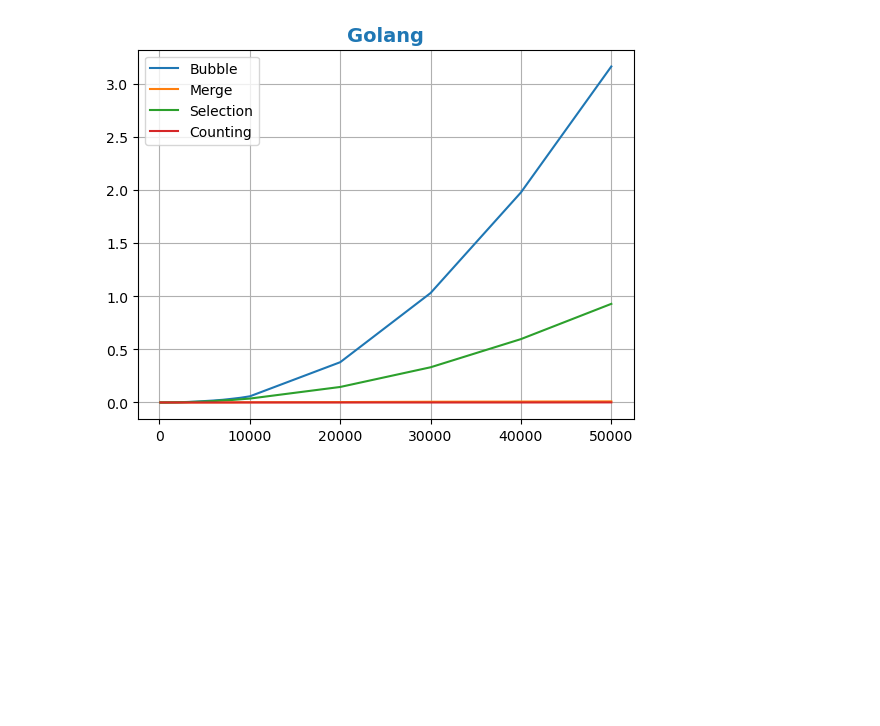
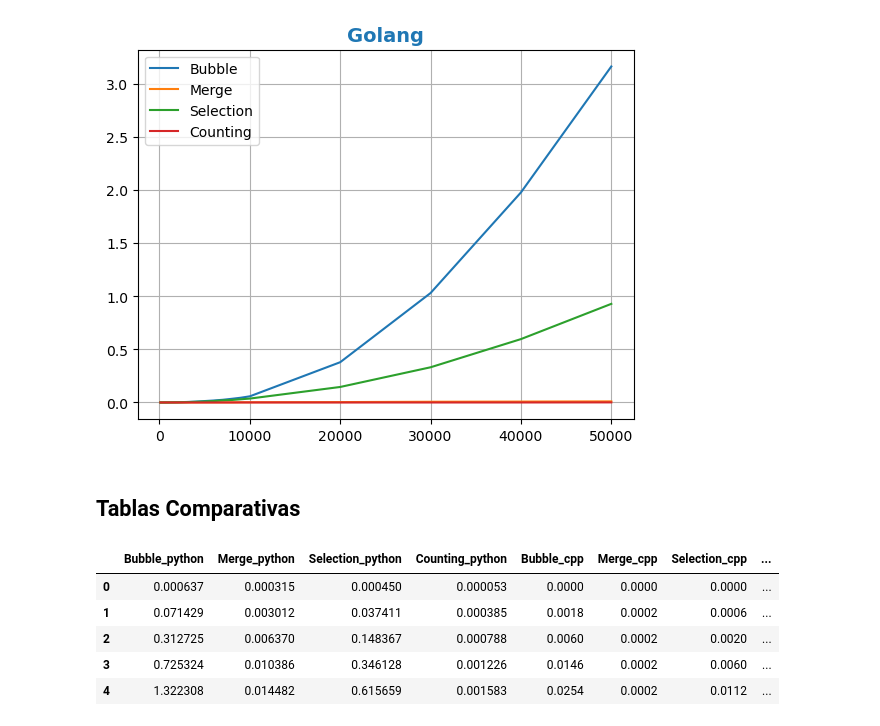
Before and after one commit to Elmauro117/Practica_1_Master, a Jupyter notebook: Graficos Python.ipynb, the cells around one changed output. Cells and saved outputs as stored; diff of their text form; code cells hidden in the pictures; blank space fills up the shorter version.

```diff
--- a/Graficos Python.ipynb
+++ b/Graficos Python.ipynb
@@ -1166,3 +1166,37 @@ plt.savefig('golang.jpg')
 plt.show()
 # %% [output]
 [figure]
+# %% [markdown]
+## Tablas Comparativas
+# %%
+lista_promedio_bubble_py =  [0.0006370199960656464, 0.07142907999223098, 0.3127250600024126, 0.7253236399963499, 1.3223082999931648, 2.1059670800110326, 3.0186925200046972, 4.077137100009713, 5.357379860000219, 6.744879640021827, 8.067697459994815, 31.980132480023894, 71.92262963999528, 132.01200366000413, 208.47591371998425]
+lista_promedio_Merge_py = [0.0003147799987345934, 0.0030120399896986783, 0.0063702800078317525, 0.010385940002743154, 0.01448218000587076, 0.019312599999830128, 0.024275759991724044, 0.028834239998832344, 0.033690440002828836, 0.03997215999988839, 0.04488445998867974, 0.1066795399878174, 0.18940909998491406, 0.3031990199931897, 0.42263701998163017]
+lista_promedio_selection_py = [0.00044958001235499977, 0.03741121998755261, 0.1483673599897884, 0.34612812000559645, 0.6156592199928127, 0.962505979987327, 1.37671616000589, 1.86980884000659, 2.4560267599881627, 3.088124600017909, 3.729589080007281, 14.6120754799922, 32.80317598000401, 60.218272679985965, 96.17473060000921]
+lista_promedio_counting_py = [5.315999733284116e-05, 0.00038534000050276517, 0.0007883800193667412, 0.0012259199982509017, 0.0015831399941816926, 0.001968719996511936, 0.0023592000012286007, 0.002869119984097779, 0.0035828399937599897, 0.003969000012148172, 0.0039617200149223205, 0.0077274800045415756, 0.011797180003486573, 0.016303300007712095, 0.020498799998313187]
+# %%
+lista_promedio_bubble_cmas = [0.0, 0.0018000000000000002, 0.006, 0.014599999999999998, 0.0254, 0.0396, 0.057800000000000004, 0.08, 0.1066, 0.13820000000000002, 0.17359999999999998, 0.8218, 2.0108, 3.7147999999999994, 5.927]
+lista_promedio_Merge_cmas = [0.0, 0.0002, 0.0002, 0.0002, 0.0002, 0.0008, 0.0004, 0.0006000000000000001, 0.001, 0.0008, 0.001, 0.002, 0.003, 0.004200000000000001, 0.0054]
+lista_promedio_selection_cmas = [0.0, 0.0006000000000000001, 0.002, 0.006, 0.011199999999999998, 0.017400000000000002, 0.025, 0.0334, 0.044, 0.055400000000000005, 0.068, 0.26880000000000004, 0.6025999999999999, 1.07, 1.672]
+lista_promedio_counting_cmas = [0.0, 0.0, 0.0, 0.0, 0.0, 0.0, 0.0002, 0.0, 0.0002, 0.0002, 0.0002, 0.0002, 0.001, 0.0006000000000000001, 0.0004]
+# %%
+lista_promedio_bubble_gola =  [0.0, 0.00074194, 0.00210866, 0.004600979999999999, 0.00802564, 0.013375379999999997, 0.018680540000000002, 0.025319639999999997, 0.034612340000000005, 0.04473980000000001, 0.058118619999999996, 0.37950944, 1.03142738, 1.97940924, 3.1662564]
+lista_promedio_Merge_gola = [0.0, 0.00011051999999999999, 0.0004182, 0.00060002, 0.00059986, 0.00100022, 0.0012001999999999998, 0.0012003399999999998, 0.00099992, 0.0018006, 0.00200042, 0.00370268, 0.006856859999999999, 0.00847662, 0.01030704]
+lista_promedio_selection_gola = [0.0, 0.00041814, 0.0015538400000000001, 0.00320098, 0.0062014999999999995, 0.00953294, 0.013507739999999999, 0.01980754, 0.0234582, 0.03033284, 0.0368456, 0.14618886, 0.33172322, 0.5972440800000001, 0.9293422]
+lista_promedio_counting_gola = [0.0, 0.0, 0.0, 0.00019980000000000003, 0.0, 0.0, 0.0, 0.0, 0.0, 0.00020018000000000002, 0.00019992, 0.0, 0.0, 0.00019894000000000002, 0.0010002799999999999]
+# %%
+import pandas as pd
+user_list = list(zip(lista_promedio_bubble_py, lista_promedio_Merge_py, lista_promedio_selection_py,lista_promedio_counting_py,
+                    lista_promedio_bubble_cmas,lista_promedio_Merge_cmas,lista_promedio_selection_cmas,lista_promedio_counting_cmas,
+                    lista_promedio_bubble_gola,lista_promedio_Merge_gola,lista_promedio_selection_gola,lista_promedio_counting_gola))
+df = pd.DataFrame(user_list, columns=['Bubble_python','Merge_python', 'Selection_python', 'Counting_python',
+                                     "Bubble_cpp","Merge_cpp","Selection_cpp","Counting_cpp",
+                                     "Bubble_go", "Merge_go","Selection_go","Counting_go"])
+# %%
+df.head()
+# %% [output]
+|  | Bubble_python | Merge_python | Selection_python | Counting_python | Bubble_cpp | Merge_cpp | Selection_cpp | ... |
+| 0 | 0.000637 | 0.000315 | 0.000450 | 0.000053 | 0.0000 | 0.0000 | 0.0000 | ... |
+| 1 | 0.071429 | 0.003012 | 0.037411 | 0.000385 | 0.0018 | 0.0002 | 0.0006 | ... |
+| 2 | 0.312725 | 0.006370 | 0.148367 | 0.000788 | 0.0060 | 0.0002 | 0.0020 | ... |
+| 3 | 0.725324 | 0.010386 | 0.346128 | 0.001226 | 0.0146 | 0.0002 | 0.0060 | ... |
+| 4 | 1.322308 | 0.014482 | 0.615659 | 0.001583 | 0.0254 | 0.0002 | 0.0112 | ... |
```
Also changed, not shown: parts of 5 cells of this notebook.
